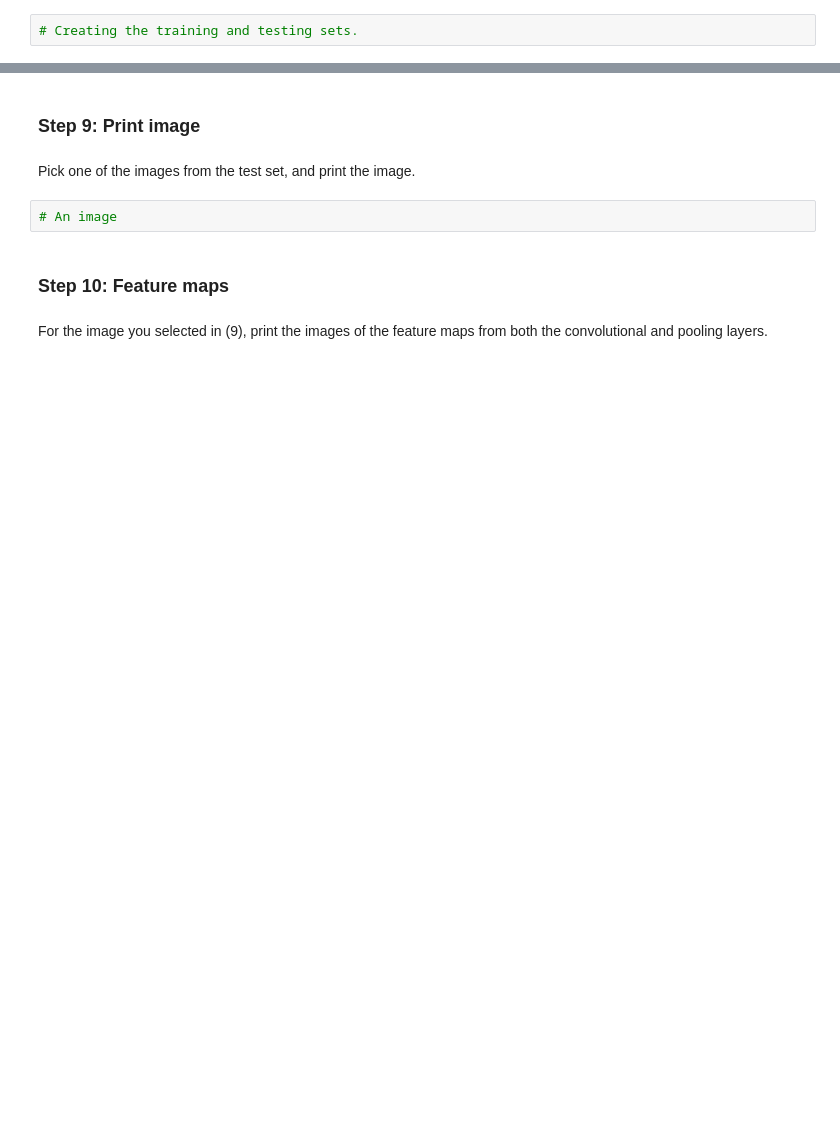
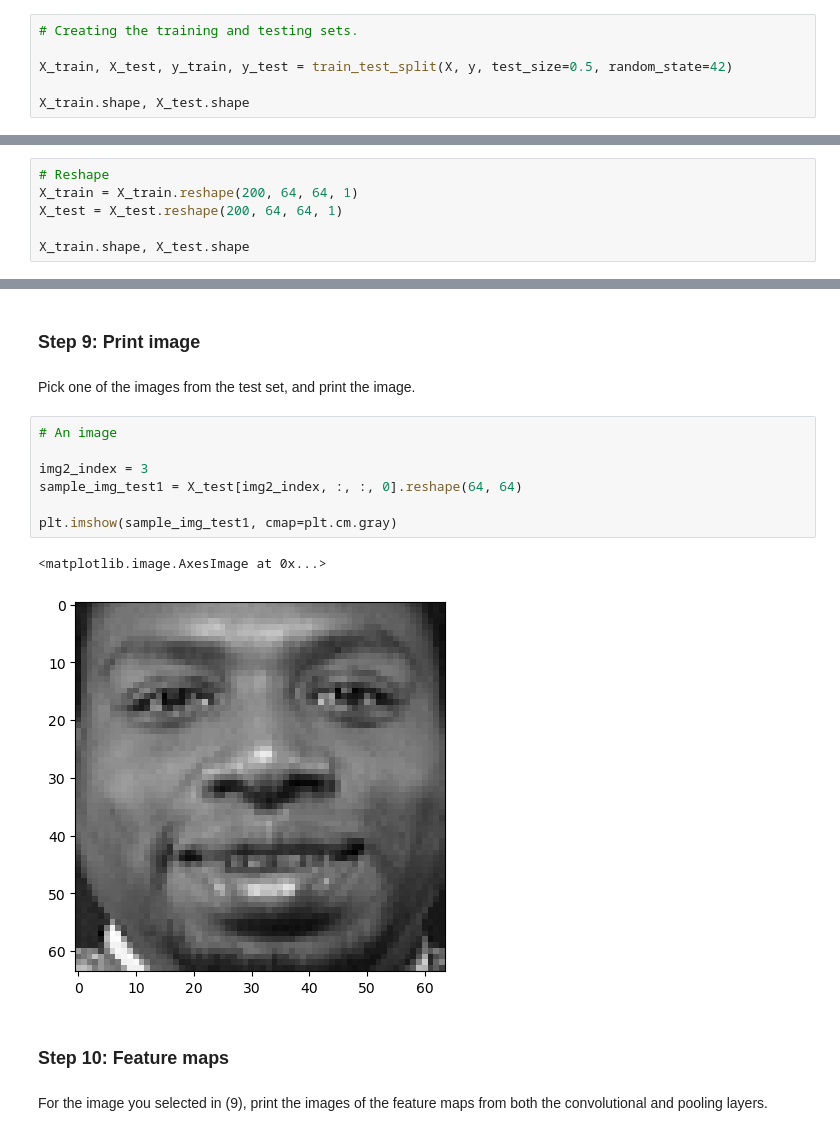
Before and after one commit to marhas109/ds10_all, a Jupyter notebook: C10_M3_Lab_pt2.ipynb, the cells around one changed output, grey strips where cells are left out. Drawn from its saved outputs; the diff is of its cells as text; blank space fills up the shorter version.

```diff
--- a/C10_M3_Lab_pt2.ipynb
+++ b/C10_M3_Lab_pt2.ipynb
@@ -45,3 +51,7 @@ Select an image from this dataset and display it (Hint: Use the plt.cm.gray colo
 Setup training and testing sets . Use a 50/50 split for each class (5 training images and 5 test images per person). Print the dimension of each of the feature (image) matrices. Because this is a small dataset, we will also use the test set for validation.
 # %%
 # Creating the training and testing sets.
+
+X_train, X_test, y_train, y_test = train_test_split(X, y, test_size=0.5, random_state=42)
+
+X_train.shape, X_test.shape
@@ -59,0 +77,6 @@ Reshape the image arrays so that they have 4 dimensions: (number of images, widt
+# %%
+# Reshape
+X_train = X_train.reshape(200, 64, 64, 1)
+X_test = X_test.reshape(200, 64, 64, 1)
+
+X_train.shape, X_test.shape
@@ -93,8 +157,16 @@ Print the loss and accuracy on the test set.
 ### Step 9: Print image
 # %% [markdown]
 Pick one of the images from the test set, and print the image.
-# %%
-# An image
+# %%
+# An image
+
+img2_index = 3
+sample_img_test1 = X_test[img2_index, :, :, 0].reshape(64, 64)
+
+plt.imshow(sample_img_test1, cmap=plt.cm.gray)
+# %% [output]
+<matplotlib.image.AxesImage at 0x...>
+[figure, added]
 # %% [markdown]
 ### Step 10: Feature maps
 # %% [markdown]
```
Also changed, not shown: parts of 19 cells of this notebook.
